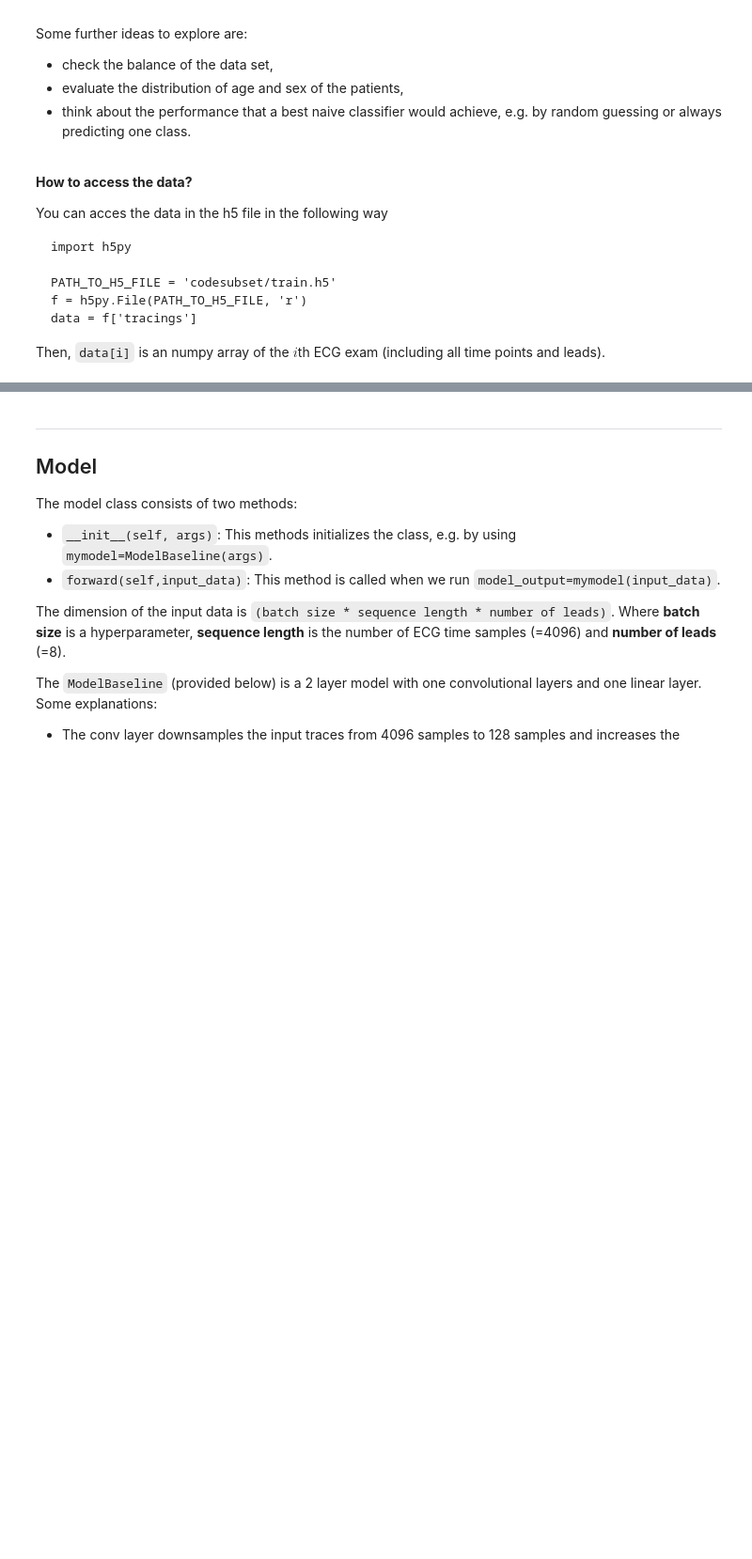
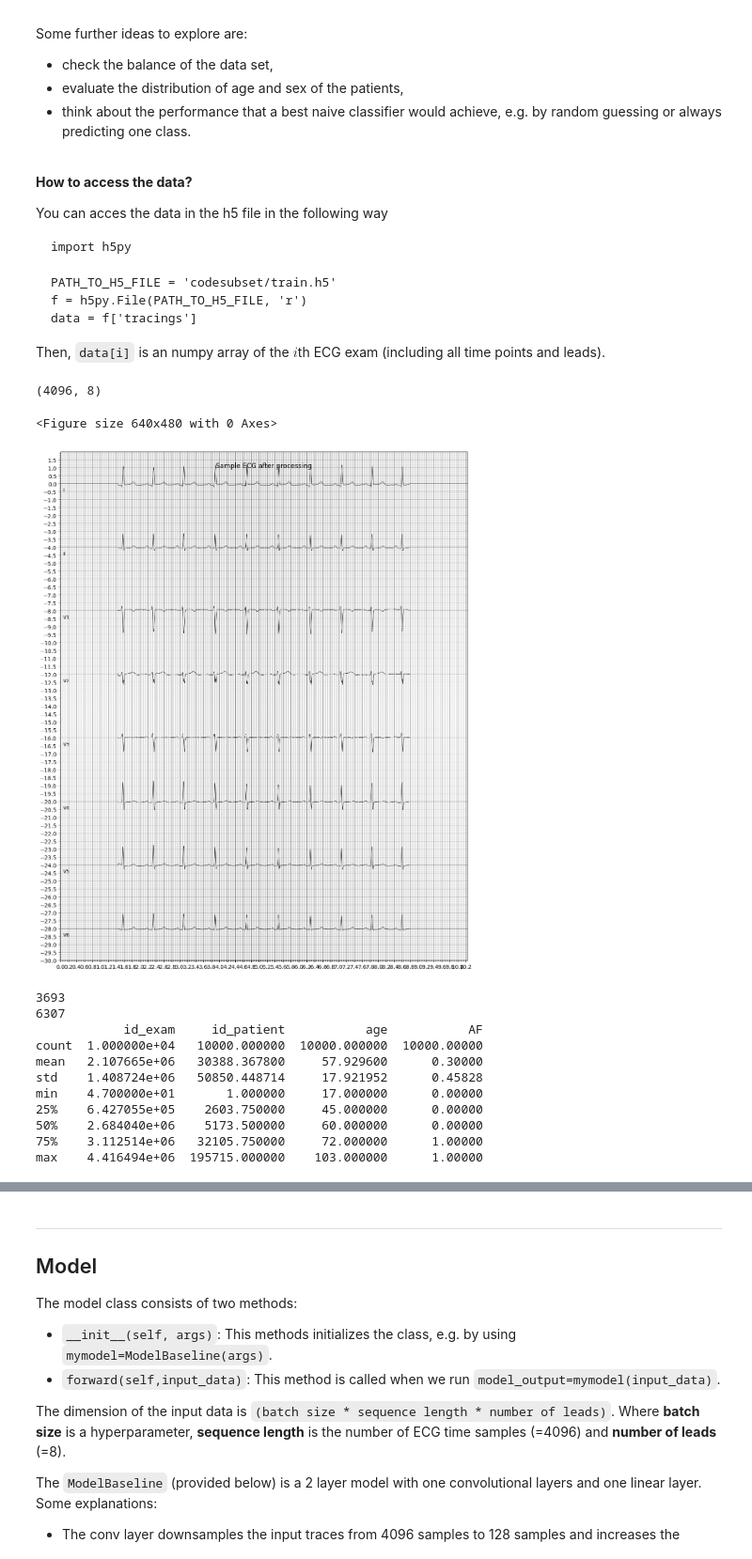
Before and after one commit to narteche/WASP-AIML-ECG, a Jupyter notebook: assignment_ecg_classification.ipynb, the cells around one changed output, grey strips where cells are left out. Shown: that part at 94% size. Saved outputs shown, nothing was run; the diff lists cells and outputs as text; code cells hidden in the pictures; blank space fills up the shorter version.

Commit message:
Preprocessing and data analysis

```diff
--- a/assignment_ecg_classification.ipynb
+++ b/assignment_ecg_classification.ipynb
@@ -231,0 +233,42 @@ TASK: Insert your code here
+# %%
+import h5py
+
+PATH_TO_H5_FILE = 'codesubset/train.h5'
+f = h5py.File(PATH_TO_H5_FILE, 'r')
+data = f['tracings']
+
+print(data[2].shape)
+
+# ECG plot
+plt.figure()
+lead = ['I', 'II', 'V1', 'V2', 'V3', 'V4', 'V5', 'V6']
+ecg_plot.plot(data[2].T, sample_rate=400, style='bw', row_height=8, lead_index=lead, columns=1, title='Sample ECG after processing')
+plt.show()
+
+# CSV file
+df = pd.read_csv("codesubset/train.csv")
+
+print(df[df["sex"] == "M"].shape[0]) # number of males
+print(df[df["sex"] == "F"].shape[0]) # number of females
+# This adds up to 10000 patients
+
+# General overview of the dataset
+print(df.describe())
+
+# Distribution
+hist = df["age"].hist()
+# %% [output]
+(4096, 8)
+<Figure size 640x480 with 0 Axes>
+[figure, added]
+3693
+6307
+            id_exam     id_patient           age           AF
+count  1.000000e+04   10000.000000  10000.000000  10000.00000
+mean   2.107665e+06   30388.367800     57.929600      0.30000
+std    1.408724e+06   50850.448714     17.921952      0.45828
+min    4.700000e+01       1.000000     17.000000      0.00000
+25%    6.427055e+05    2603.750000     45.000000      0.00000
+50%    2.684040e+06    5173.500000     60.000000      0.00000
+75%    3.112514e+06   32105.750000     72.000000      1.00000
+max    4.416494e+06  195715.000000    103.000000      1.00000
```
Also changed, not shown: parts of 4 cells of this notebook.
